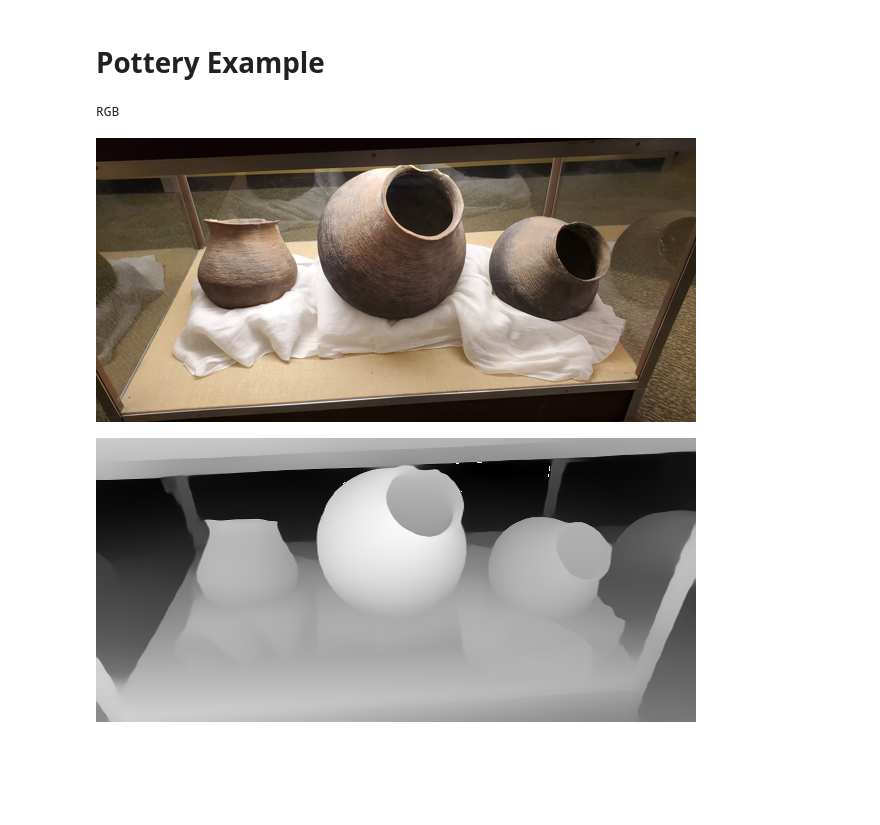
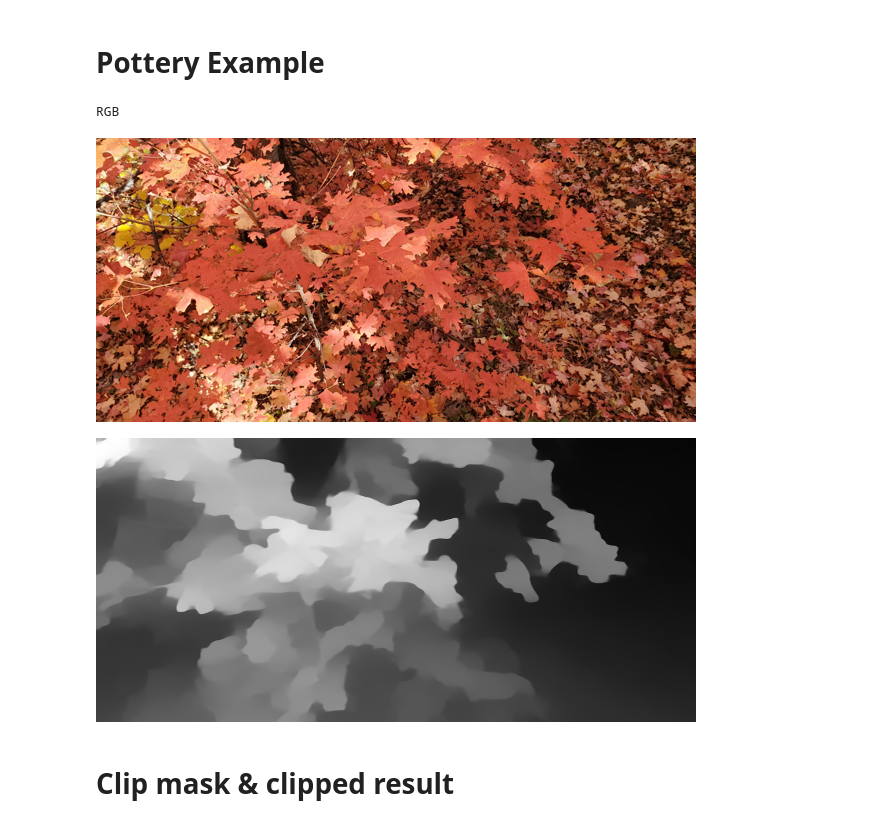
Before and after one commit to zmadscientist/DinosaurDepthMapClipping, a Jupyter notebook: dpt_dino.ipynb, the cells around one changed output. Saved outputs shown, nothing was run; the diff lists cells and outputs as text; code cells hidden in the pictures; blank space fills up the shorter version.

```diff
--- a/dpt_dino.ipynb
+++ b/dpt_dino.ipynb
@@ -99,18 +146,21 @@ out.convert('RGB').show()
 # %% [markdown]
 # Pottery Example
 # %%
-path = "image/Pottery_20231001_135018.jpg" #Pottery
-image = Image.open(path)
+#path = "image/Pottery_20231001_135018.jpg" #Pottery
+path = "image/Autumn_NM2_20231021_152718.jpg"
+#image = Image.open(path)
+image = Image.open(path).convert("RGB")
 MAX_SIZE = (600, 400)
 
 image.thumbnail(MAX_SIZE)
 print(image.mode)
 image
 # %% [output]
 RGB
-[figure, old version]
+[figure, new version]
 # %%
 # prepare image for the model
+
 inputs = processor(images=image, return_tensors="pt")
 
 with torch.no_grad():
@@ -145,5 +195,7 @@ formatted = (output * 255 / np.max(output)).astype("uint8")
 depth = Image.fromarray(formatted)
 depth
 # %% [output]
-[figure, old version]
+[figure, new version]
+# %% [markdown]
+# Clip mask & clipped result
 # %%
```
Also changed, not shown: parts of 12 cells of this notebook, 19 other files.
